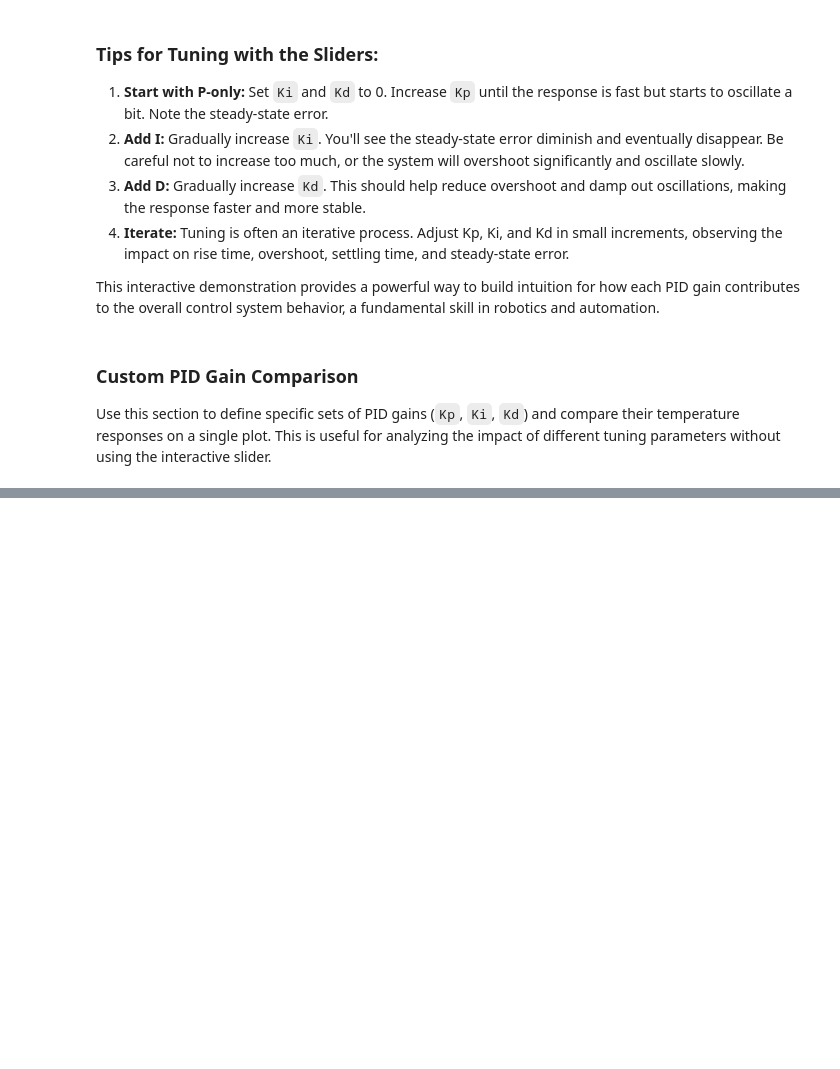
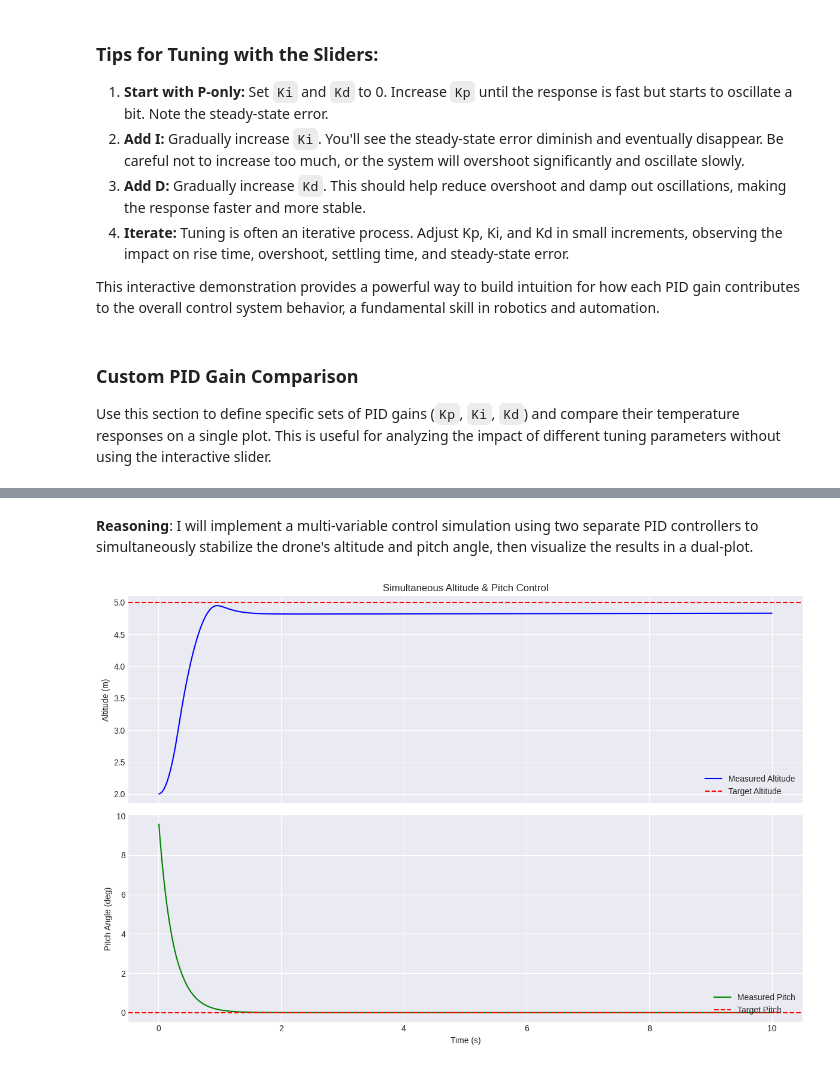
Before and after one commit to SAIRISAN123/Control-System-Interactive, a Jupyter notebook: ControlSystemsInteractiveLearning.ipynb, the cells around one changed output, grey strips where cells are left out. Cells and saved outputs as stored; diff of their text form; code cells hidden in the pictures; blank space fills up the shorter version.

```diff
--- a/ControlSystemsInteractiveLearning.ipynb
+++ b/ControlSystemsInteractiveLearning.ipynb
@@ -609,0 +1153,67 @@ plt.show()
+# %% [markdown]
+**Reasoning**:
+I will implement a multi-variable control simulation using two separate PID controllers to simultaneously stabilize the drone's altitude and pitch angle, then visualize the results in a dual-plot.
+# %%
+import numpy as np
+import matplotlib.pyplot as plt
+
+# 1. Instantiate two separate PIDController objects
+# Gains tuned for multi-variable stability
+alt_pid = PIDController(Kp=50.0, Ki=0.5, Kd=15.0, output_limits=(0, 30))
+pitch_pid = PIDController(Kp=20.0, Ki=0.0, Kd=5.0, output_limits=(-10, 10))
+
+# 2. Define target values
+target_z = 5.0
+target_theta = 0.0 # Level flight
+
+# 3. Initialize Drone2D and reset with an initial 10-degree tilt
+drone = Drone2D()
+drone.reset(z=2.0, theta=np.deg2rad(10.0))
+
+# 4. Simulation loop
+duration = 10.0
+steps = int(duration / drone.dt)
+
+t_hist, z_hist, theta_hist = [], [], []
+
+for _ in range(steps):
+    # Calculate commands
+    total_thrust = alt_pid.calculate(target_z, drone.z)
+    torque = pitch_pid.calculate(target_theta, drone.theta)
+
+    # Convert to individual motor thrusts (Mixing logic)
+    # F2 - F1 = torque / L; F1 + F2 = total_thrust
+    F1 = (total_thrust - torque / drone.L) / 2
+    F2 = (total_thrust + torque / drone.L) / 2
+
+    # Update drone state
+    drone.update(F1, F2)
+
+    # 5. Store data
+    t_hist.append(drone.time)
+    z_hist.append(drone.z)
+    theta_hist.append(np.degrees(drone.theta))
+
+# 6. Dual-plot visualization
+fig, (ax1, ax2) = plt.subplots(2, 1, figsize=(12, 8), sharex=True)
+
+# Altitude Plot
+ax1.plot(t_hist, z_hist, label='Measured Altitude', color='blue')
+ax1.axhline(target_z, color='red', linestyle='--', label='Target Altitude')
+ax1.set_ylabel('Altitude (m)')
+ax1.set_title('Simultaneous Altitude & Pitch Control')
+ax1.legend(loc='lower right')
+ax1.grid(True)
+
+# Pitch Plot
+ax2.plot(t_hist, theta_hist, label='Measured Pitch', color='green')
+ax2.axhline(np.degrees(target_theta), color='red', linestyle='--', label='Target Pitch')
+ax2.set_ylabel('Pitch Angle (deg)')
+ax2.set_xlabel('Time (s)')
+ax2.legend(loc='lower right')
+ax2.grid(True)
+
+plt.tight_layout()
+plt.show()
+# %% [output]
+[figure, added]
```
Also changed, not shown: parts of 32 cells of this notebook.
